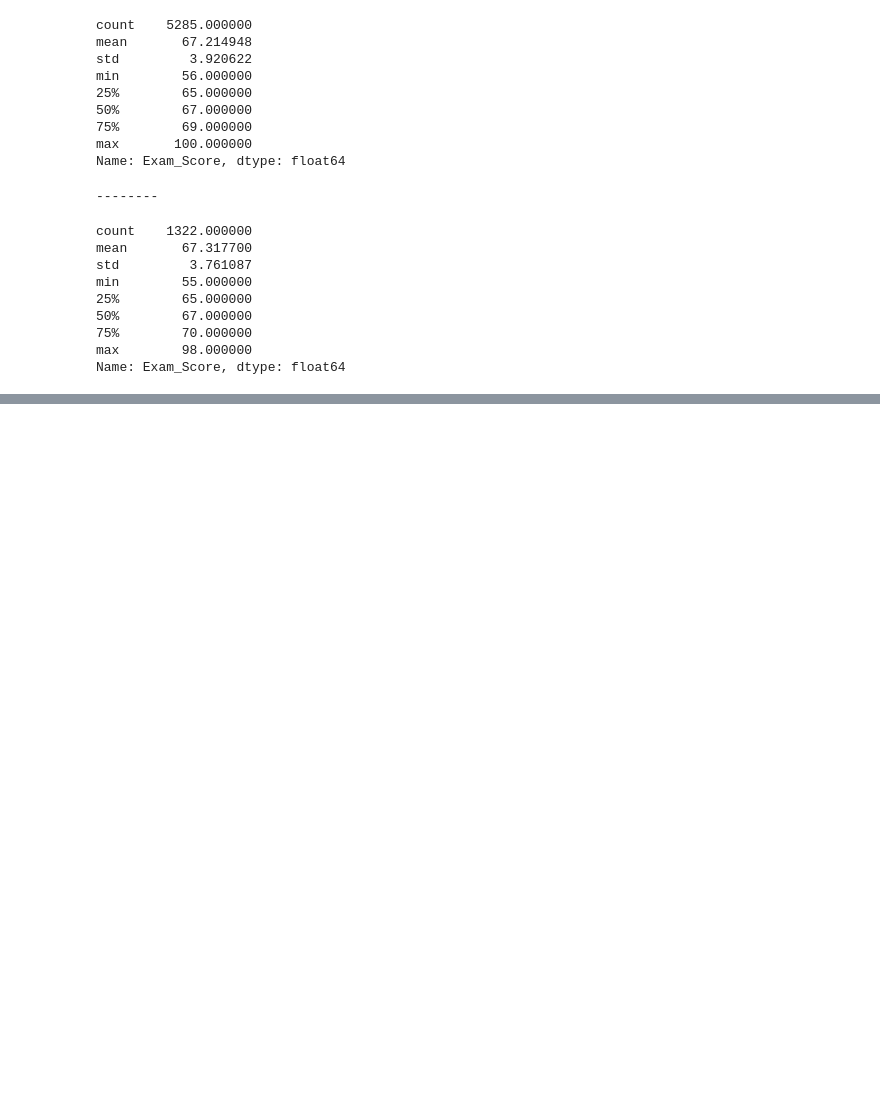
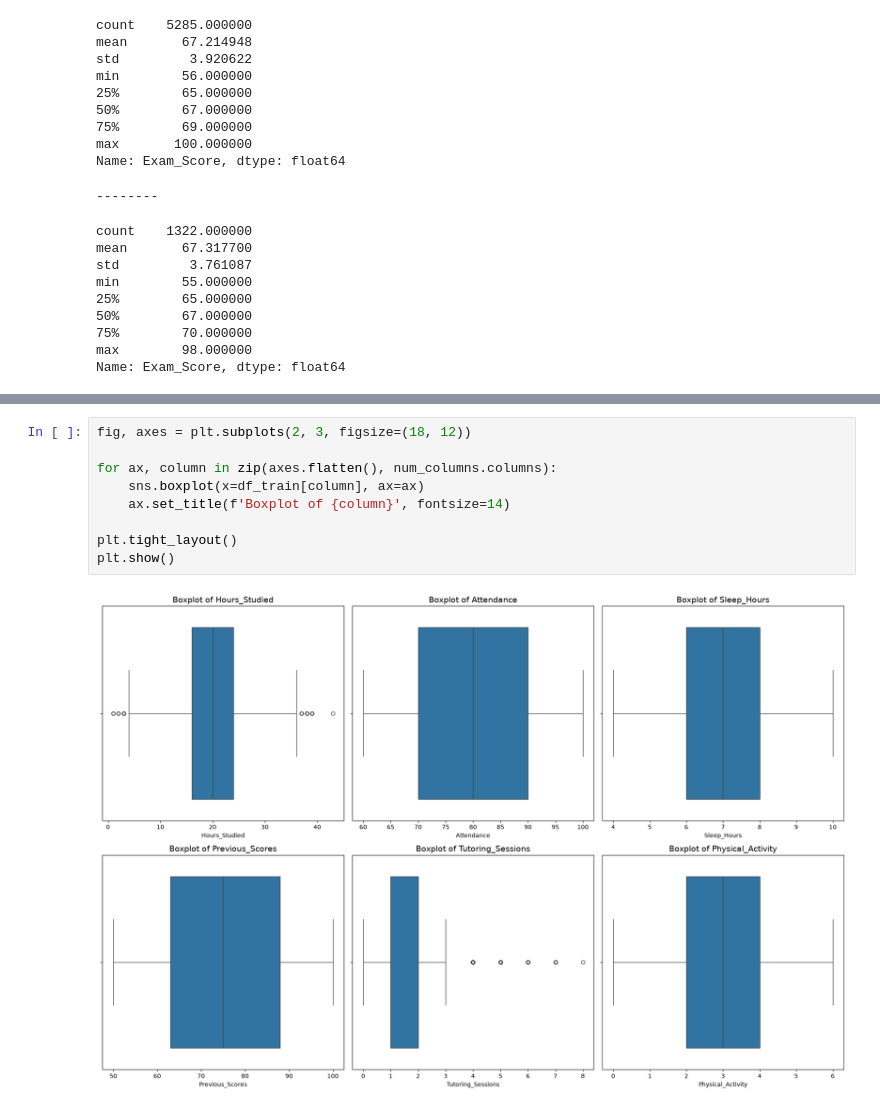
Before and after one commit to GantaLabs/StudentPerformanceFactors, a Jupyter notebook: notebook/Split_Processing.ipynb, the cells around one changed output, grey strips where cells are left out. Saved outputs shown, nothing was run; the diff lists cells and outputs as text; blank space fills up the shorter version.

```diff
--- a/notebook/Split_Processing.ipynb
+++ b/notebook/Split_Processing.ipynb
@@ -110,0 +134,11 @@ Name: Exam_Score, dtype: float64
+# %%
+fig, axes = plt.subplots(2, 3, figsize=(18, 12))
+
+for ax, column in zip(axes.flatten(), num_columns.columns):
+    sns.boxplot(x=df_train[column], ax=ax)
+    ax.set_title(f'Boxplot of {column}', fontsize=14)
+
+plt.tight_layout()
+plt.show()
+# %% [output]
+[figure, added]
```
Also changed, not shown: parts of 5 cells of this notebook.
